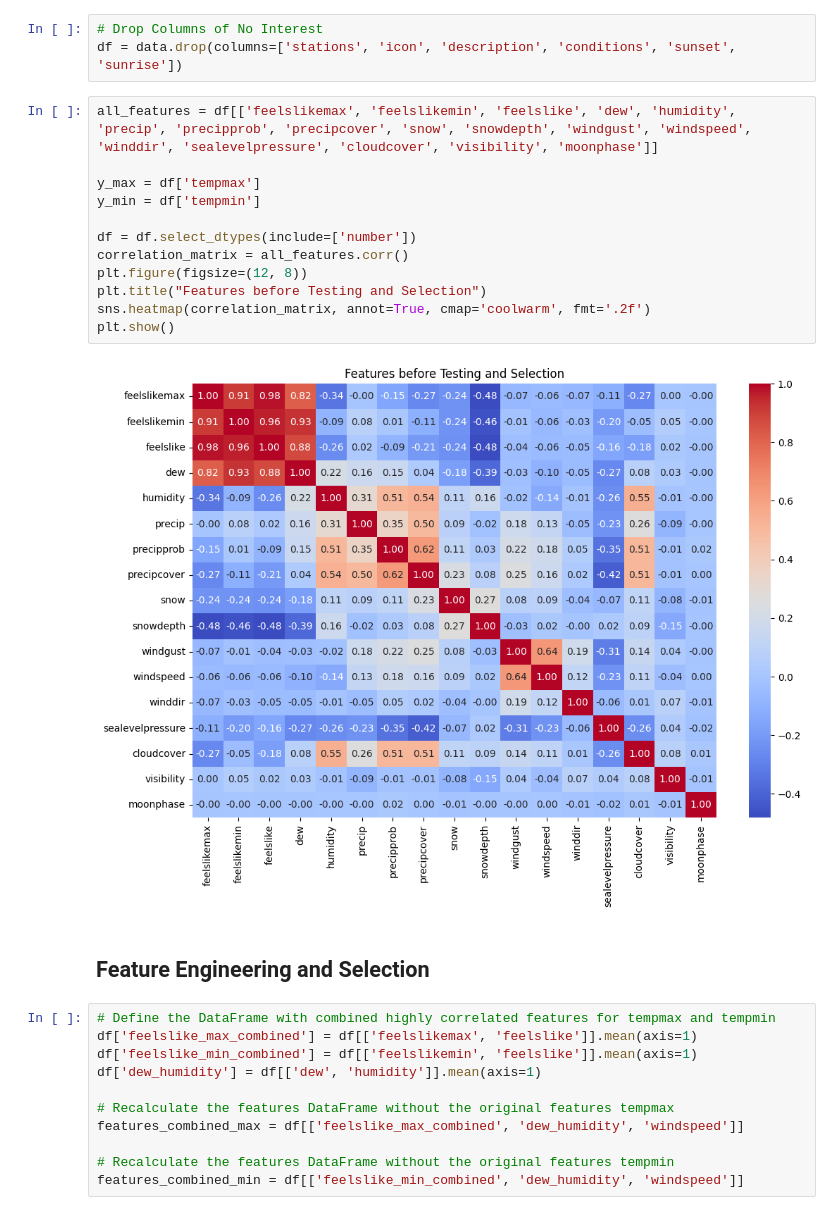
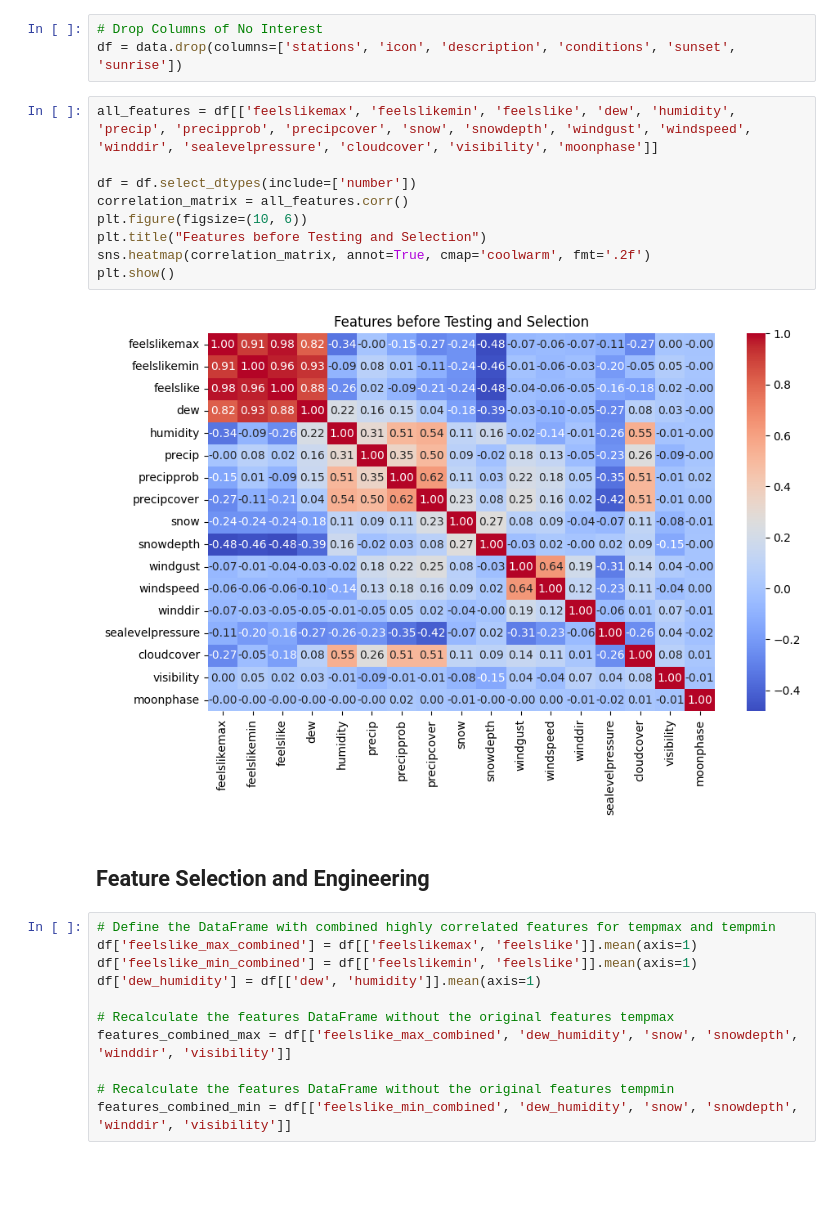
Before and after one commit to Laizra/Weather_prediction, a Jupyter notebook: main.ipynb, the cells around one changed output. Drawn from its saved outputs; the diff is of its cells as text; blank space fills up the shorter version.

```diff
--- a/main.ipynb
+++ b/main.ipynb
@@ -64,19 +71,16 @@ df = data.drop(columns=['stations', 'icon', 'description', 'conditions', 'sunset
 # %%
 all_features = df[['feelslikemax', 'feelslikemin', 'feelslike', 'dew', 'humidity', 'precip', 'precipprob', 'precipcover', 'snow', 'snowdepth', 'windgust', 'windspeed', 'winddir', 'sealevelpressure', 'cloudcover', 'visibility', 'moonphase']]
 
-y_max = df['tempmax']
-y_min = df['tempmin']
-
 df = df.select_dtypes(include=['number'])
 correlation_matrix = all_features.corr()
-plt.figure(figsize=(12, 8))
+plt.figure(figsize=(10, 6))
 plt.title("Features before Testing and Selection")
 sns.heatmap(correlation_matrix, annot=True, cmap='coolwarm', fmt='.2f')
 plt.show()
 # %% [output]
-[figure, old version]
+[figure, new version]
 # %% [markdown]
-## Feature Engineering and Selection
+## Feature Selection and Engineering
 # %%
 # Define the DataFrame with combined highly correlated features for tempmax and tempmin
 df['feelslike_max_combined'] = df[['feelslikemax', 'feelslike']].mean(axis=1)
@@ -84,7 +88,7 @@ df['feelslike_min_combined'] = df[['feelslikemin', 'feelslike']].mean(axis=1)
 df['dew_humidity'] = df[['dew', 'humidity']].mean(axis=1)
 
 # Recalculate the features DataFrame without the original features tempmax
-features_combined_max = df[['feelslike_max_combined', 'dew_humidity', 'windspeed']]
+features_combined_max = df[['feelslike_max_combined', 'dew_humidity', 'snow', 'snowdepth', 'winddir', 'visibility']]
 
 # Recalculate the features DataFrame without the original features tempmin
-features_combined_min = df[['feelslike_min_combined', 'dew_humidity', 'windspeed']]
+features_combined_min = df[['feelslike_min_combined', 'dew_humidity', 'snow', 'snowdepth', 'winddir', 'visibility']]
```
Also changed, not shown: parts of 31 cells of this notebook.
